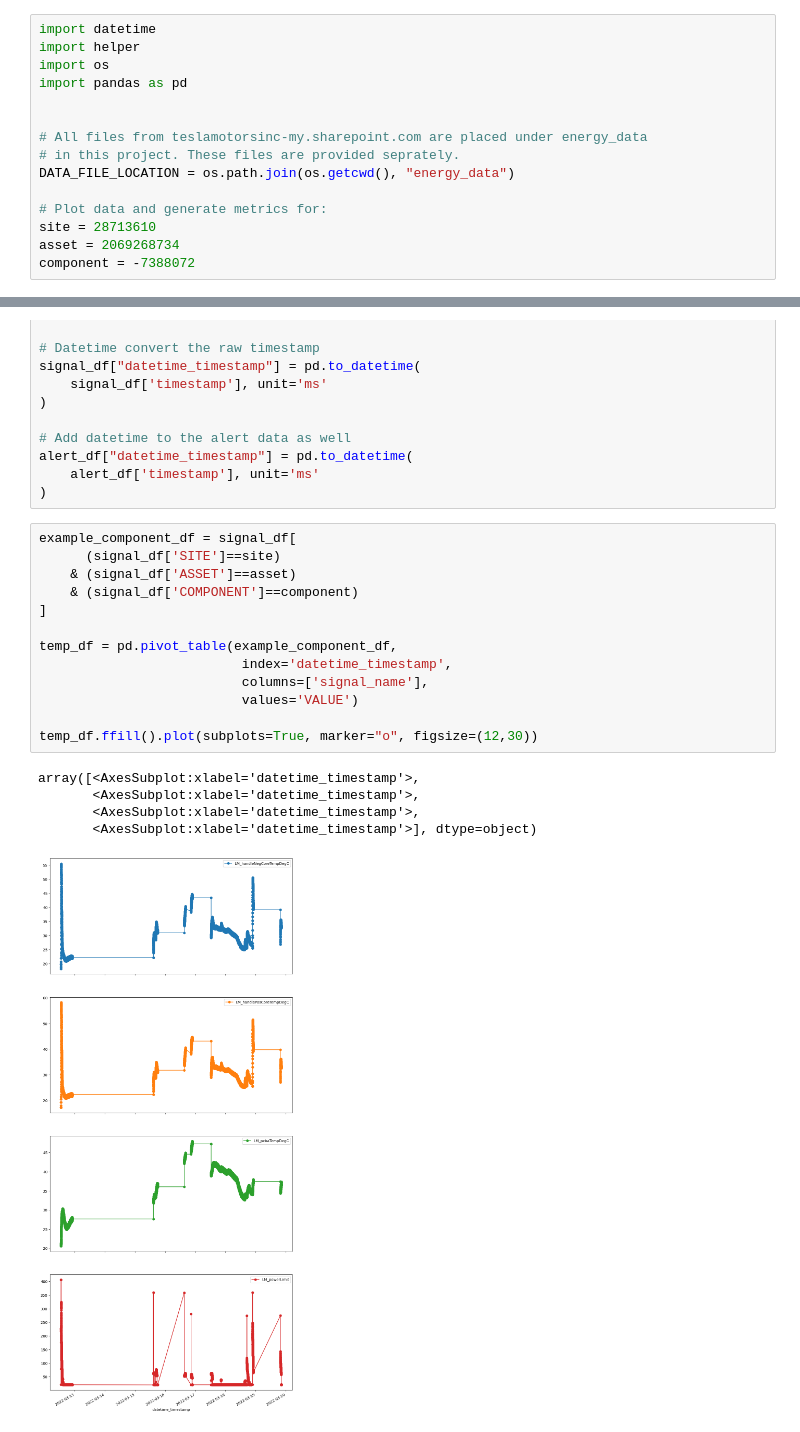
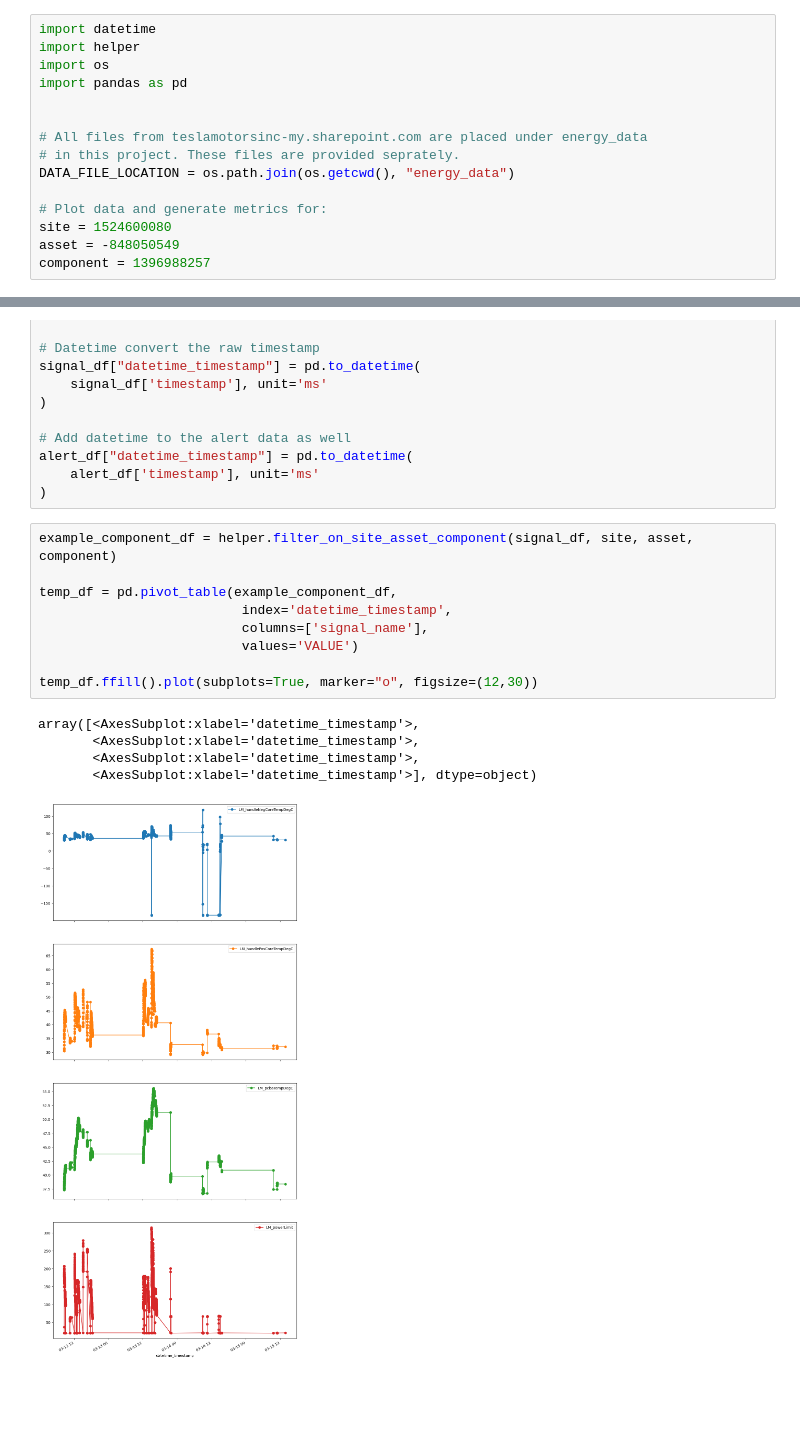
Before and after one commit to drnorthcott/efa-data-test, a Jupyter notebook: data_viewer.ipynb, the cells around one changed output, grey strips where cells are left out. Saved outputs shown, nothing was run; the diff lists cells and outputs as text; blank space fills up the shorter version.

Commit message:
Move some code to helper functions. Clean up notebooks. Some updates to Tableau.

```diff
--- a/data_viewer.ipynb
+++ b/data_viewer.ipynb
@@ -10,9 +10,9 @@ import pandas as pd
 DATA_FILE_LOCATION = os.path.join(os.getcwd(), "energy_data")
 
 # Plot data and generate metrics for:
-site = 28713610
-asset = 2069268734
-component = -7388072
+site = 1524600080
+asset = -848050549
+component = 1396988257
 # %%
 # Gather data filenames for import from the file system
 signal_filenames = [f for f in os.listdir(DATA_FILE_LOCATION) if "signals_data" in f]
@@ -40,21 +40,17 @@ alert_df["datetime_timestamp"] = pd.to_datetime(
     alert_df['timestamp'], unit='ms'
 )
 # %%
-example_component_df = signal_df[
-      (signal_df['SITE']==site)
-    & (signal_df['ASSET']==asset)
-    & (signal_df['COMPONENT']==component)
-]
+example_component_df = helper.filter_on_site_asset_component(signal_df, site, asset, component)
 
 temp_df = pd.pivot_table(example_component_df,
                           index='datetime_timestamp',
                           columns=['signal_name'],
                           values='VALUE')
 
 temp_df.ffill().plot(subplots=True, marker="o", figsize=(12,30))
 # %% [output]
 array([<AxesSubplot:xlabel='datetime_timestamp'>,
        <AxesSubplot:xlabel='datetime_timestamp'>,
        <AxesSubplot:xlabel='datetime_timestamp'>,
        <AxesSubplot:xlabel='datetime_timestamp'>], dtype=object)
-[figure, old version]
+[figure, new version]
```
Also changed, not shown: parts of 2 cells of this notebook, 9 other files.
